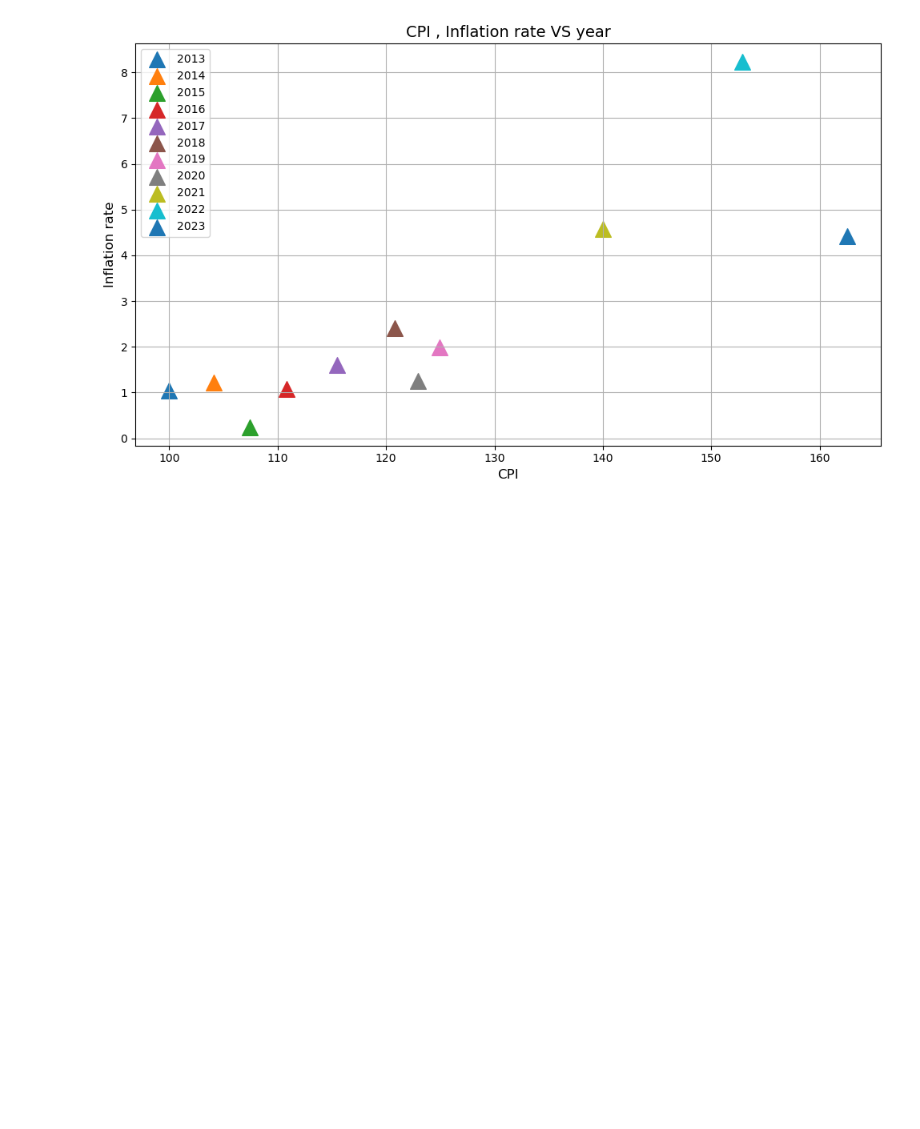
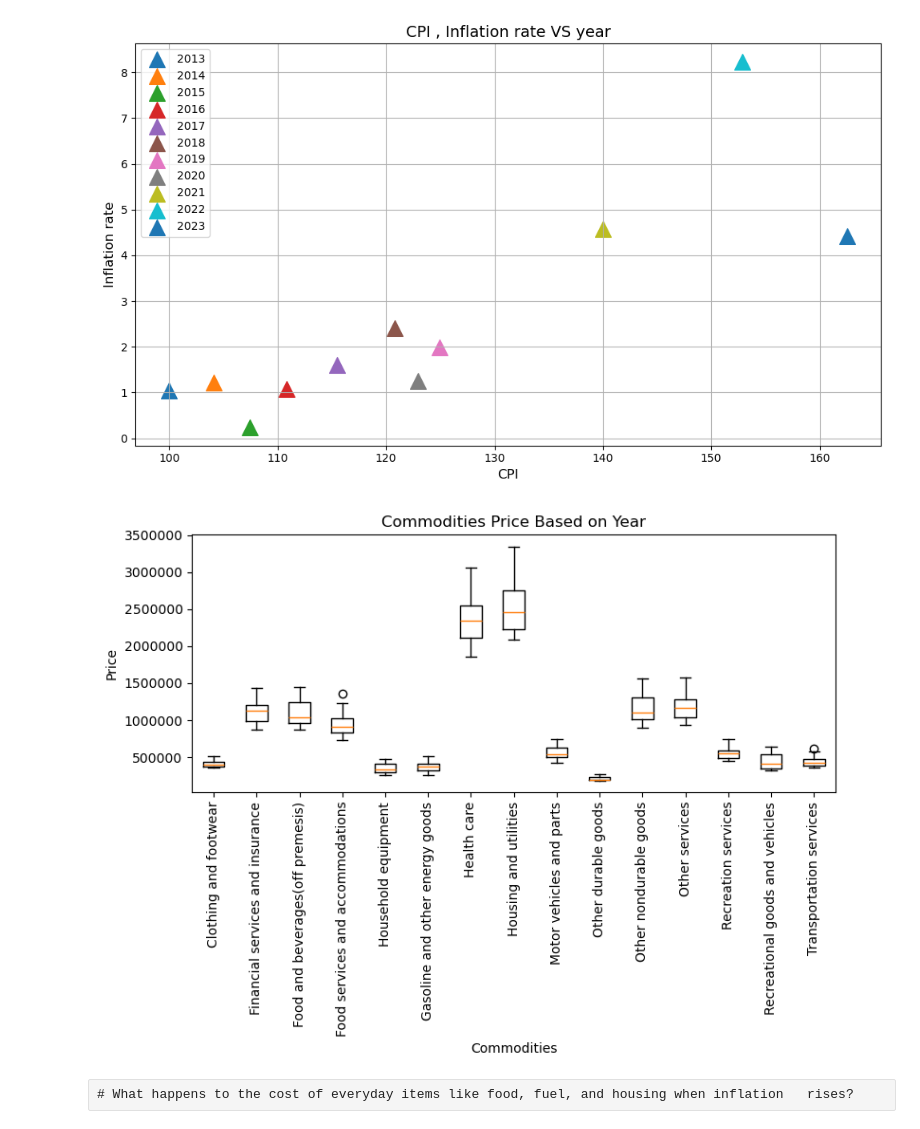
Before and after one commit to OBULI20/nss_capstone, a Jupyter notebook: notebook/Housing.ipynb, the cells around one changed output. Cells and saved outputs as stored; diff of their text form; code cells hidden in the pictures; blank space fills up the shorter version.

```diff
--- a/notebook/Housing.ipynb
+++ b/notebook/Housing.ipynb
@@ -1031,3 +1029,48 @@ plt.tight_layout()
 plt.show()
 # %% [output]
 [figure]
+# %%
+commodity_price2_update_usa=commodity_price2_update[commodity_price2_update.name=='United States']
+cpuu=commodity_price2_update_usa
+# %%
+
+import matplotlib.ticker as ticker
+
+# List of commodity column names
+com = ['Clothing and footwear', 'Financial services and insurance', 'Food and beverages(off premesis)',
+       'Food services and accommodations', 'Household equipment', 'Gasoline and other energy goods',
+       'Health care', 'Housing and utilities', 'Motor vehicles and parts', 'Other durable goods',
+       'Other nondurable goods', 'Other services', 'Recreation services', 'Recreational goods and vehicles',
+       'Transportation services']
+
+# Melt the DataFrame to reshape it for the boxplot
+df_melted = cpuu.melt(id_vars=["Year"], value_vars=com,
+                      var_name="Product", value_name="Price")
+
+# Create the boxplot
+plt.figure(figsize=(8, 6))
+data = []
+for y in com:
+    # Append the values of each commodity column to the list
+    data.append(cpuu[cpuu['Year'].notna()][y].dropna())
+
+# Create the boxplot for all commodities in one chart
+plt.boxplot(data)
+
+# Set the labels without the numerical tick positions
+plt.xticks(range(1, len(com)+1), com, rotation=90)
+
+# Set the title and labels
+plt.title('Commodities Price Based on Year')
+plt.ylabel('Price')
+plt.xlabel('Commodities')
+
+# Optional: Disable scientific notation on the y-axis
+plt.gca().get_yaxis().set_major_formatter(ticker.FuncFormatter(lambda x, pos: '{0:.0f}'.format(x)))
+
+
+# Show the combined figure
+plt.tight_layout()
+plt.show()
+# %% [output]
+[figure, added]
@@ -1033,0 +1099,2 @@ plt.show()
+# %% [raw]
+# What happens to the cost of everyday items like food, fuel, and housing when inflation   rises?
```
Also changed, not shown: parts of 6 cells of this notebook.
